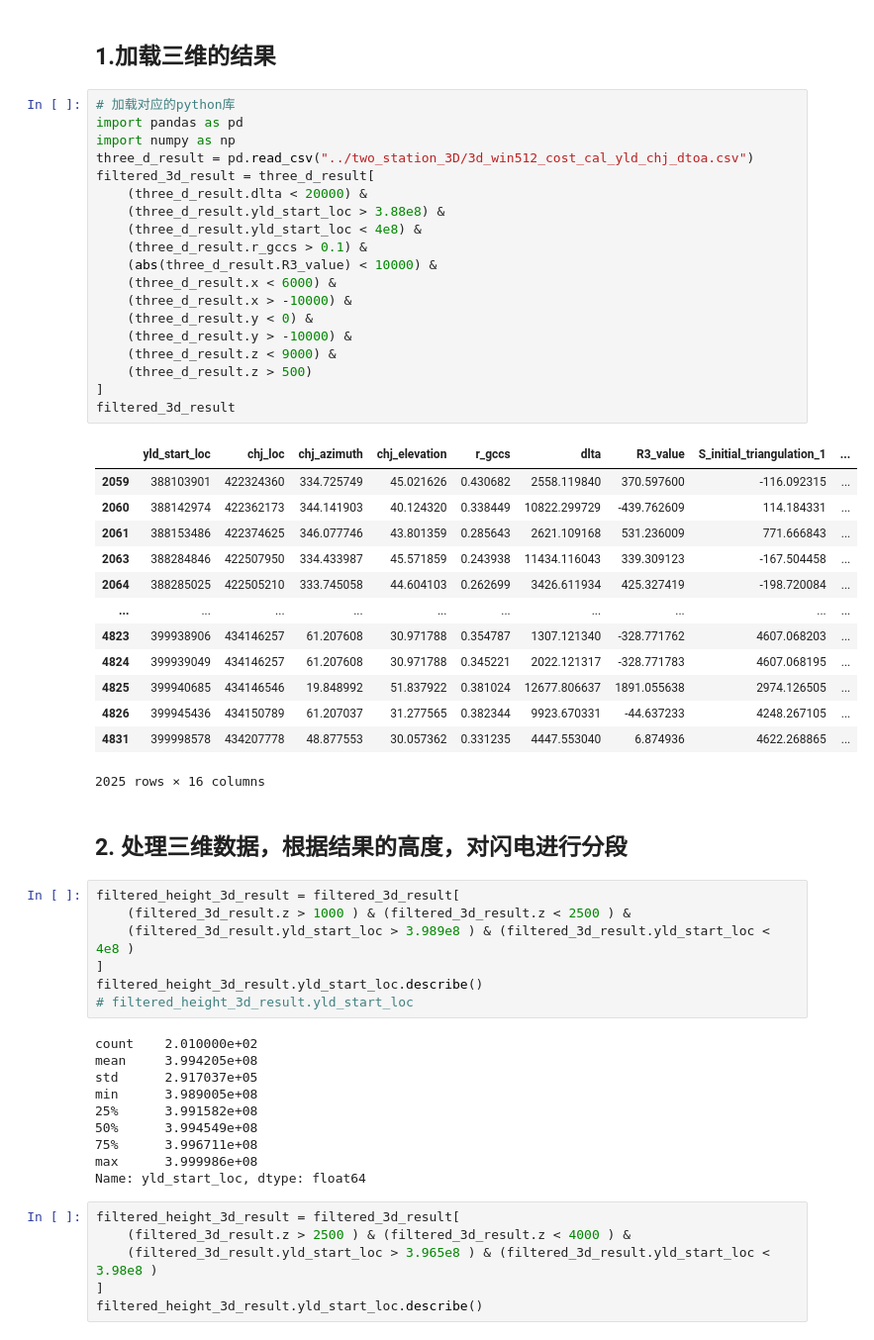
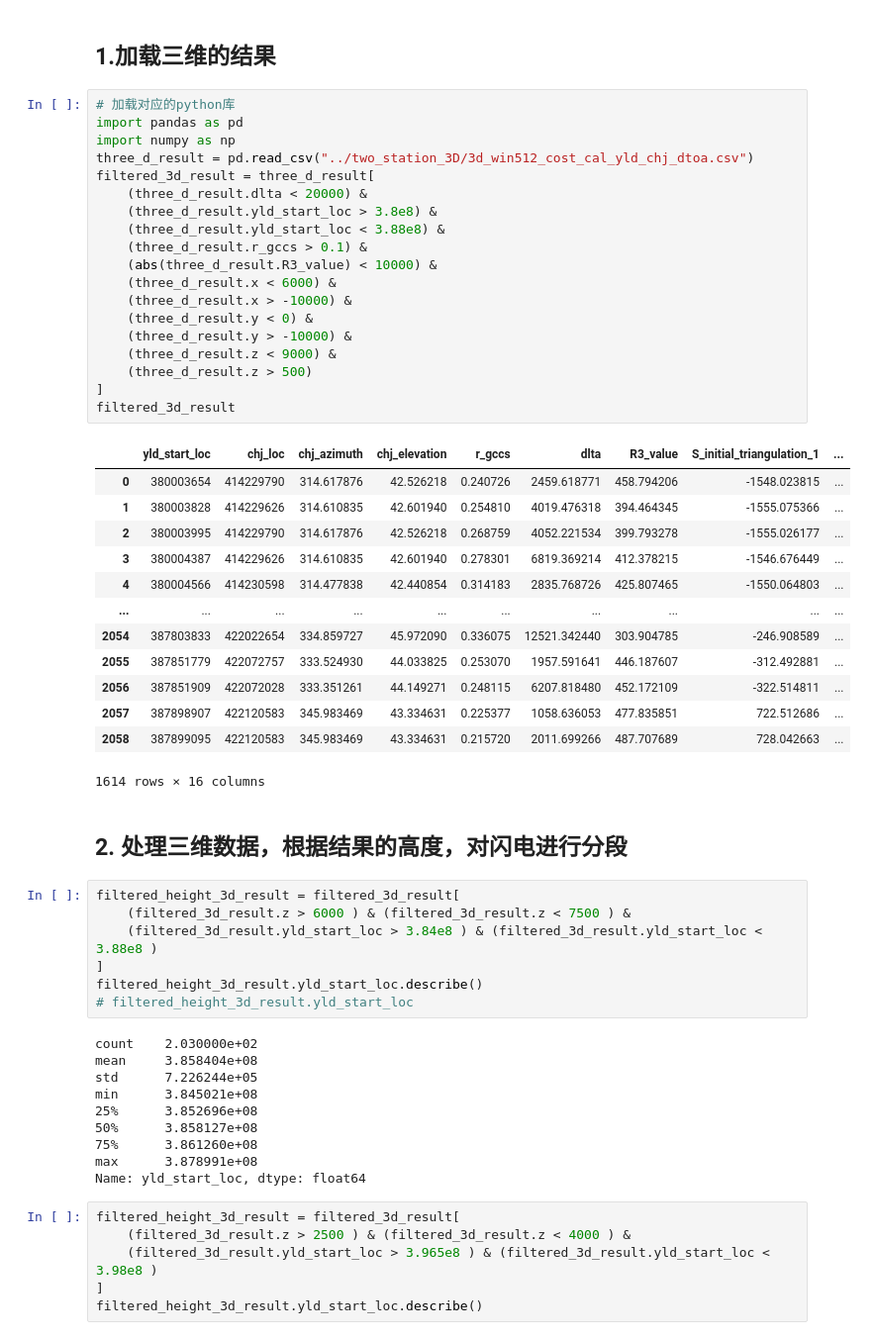
Before and after one commit to S0ngRu1/Lightning-Mapping, a Jupyter notebook: 2024/2d/Analysis Signal Interval.ipynb, the cells around one changed output. Shown: that part at 99% size. Cells and saved outputs as stored; diff of their text form.

```diff
--- a/2024/2d/Analysis Signal Interval.ipynb
+++ b/2024/2d/Analysis Signal Interval.ipynb
@@ -5,54 +5,54 @@
 # %%
 # 加载对应的python库
 import pandas as pd
 import numpy as np
 three_d_result = pd.read_csv("../two_station_3D/3d_win512_cost_cal_yld_chj_dtoa.csv")
 filtered_3d_result = three_d_result[
     (three_d_result.dlta < 20000) &
-    (three_d_result.yld_start_loc > 3.88e8) &
-    (three_d_result.yld_start_loc < 4e8) &
+    (three_d_result.yld_start_loc > 3.8e8) &
+    (three_d_result.yld_start_loc < 3.88e8) &
     (three_d_result.r_gccs > 0.1) &
     (abs(three_d_result.R3_value) < 10000) &
     (three_d_result.x < 6000) &
     (three_d_result.x > -10000) &
     (three_d_result.y < 0) &
     (three_d_result.y > -10000) &
     (three_d_result.z < 9000) &
     (three_d_result.z > 500)
 ]
 filtered_3d_result
 # %% [output]
 |  | yld_start_loc | chj_loc | chj_azimuth | chj_elevation | r_gccs | dlta | R3_value | S_initial_triangulation_1 | ... |
-| 2059 | 388103901 | 422324360 | 334.725749 | 45.021626 | 0.430682 | 2558.119840 | 370.597600 | -116.092315 | ... |
-| 2060 | 388142974 | 422362173 | 344.141903 | 40.124320 | 0.338449 | 10822.299729 | -439.762609 | 114.184331 | ... |
-| 2061 | 388153486 | 422374625 | 346.077746 | 43.801359 | 0.285643 | 2621.109168 | 531.236009 | 771.666843 | ... |
-| 2063 | 388284846 | 422507950 | 334.433987 | 45.571859 | 0.243938 | 11434.116043 | 339.309123 | -167.504458 | ... |
-| 2064 | 388285025 | 422505210 | 333.745058 | 44.604103 | 0.262699 | 3426.611934 | 425.327419 | -198.720084 | ... |
+| 0 | 380003654 | 414229790 | 314.617876 | 42.526218 | 0.240726 | 2459.618771 | 458.794206 | -1548.023815 | ... |
+| 1 | 380003828 | 414229626 | 314.610835 | 42.601940 | 0.254810 | 4019.476318 | 394.464345 | -1555.075366 | ... |
+| 2 | 380003995 | 414229790 | 314.617876 | 42.526218 | 0.268759 | 4052.221534 | 399.793278 | -1555.026177 | ... |
+| 3 | 380004387 | 414229626 | 314.610835 | 42.601940 | 0.278301 | 6819.369214 | 412.378215 | -1546.676449 | ... |
+| 4 | 380004566 | 414230598 | 314.477838 | 42.440854 | 0.314183 | 2835.768726 | 425.807465 | -1550.064803 | ... |
 | ... | ... | ... | ... | ... | ... | ... | ... | ... | ... |
-| 4823 | 399938906 | 434146257 | 61.207608 | 30.971788 | 0.354787 | 1307.121340 | -328.771762 | 4607.068203 | ... |
-| 4824 | 399939049 | 434146257 | 61.207608 | 30.971788 | 0.345221 | 2022.121317 | -328.771783 | 4607.068195 | ... |
-| 4825 | 399940685 | 434146546 | 19.848992 | 51.837922 | 0.381024 | 12677.806637 | 1891.055638 | 2974.126505 | ... |
-| 4826 | 399945436 | 434150789 | 61.207037 | 31.277565 | 0.382344 | 9923.670331 | -44.637233 | 4248.267105 | ... |
-| 4831 | 399998578 | 434207778 | 48.877553 | 30.057362 | 0.331235 | 4447.553040 | 6.874936 | 4622.268865 | ... |
+| 2054 | 387803833 | 422022654 | 334.859727 | 45.972090 | 0.336075 | 12521.342440 | 303.904785 | -246.908589 | ... |
+| 2055 | 387851779 | 422072757 | 333.524930 | 44.033825 | 0.253070 | 1957.591641 | 446.187607 | -312.492881 | ... |
+| 2056 | 387851909 | 422072028 | 333.351261 | 44.149271 | 0.248115 | 6207.818480 | 452.172109 | -322.514811 | ... |
+| 2057 | 387898907 | 422120583 | 345.983469 | 43.334631 | 0.225377 | 1058.636053 | 477.835851 | 722.512686 | ... |
+| 2058 | 387899095 | 422120583 | 345.983469 | 43.334631 | 0.215720 | 2011.699266 | 487.707689 | 728.042663 | ... |
-2025 rows × 16 columns
+1614 rows × 16 columns
 # %% [markdown]
 ## 2. 处理三维数据，根据结果的高度，对闪电进行分段
 # %%
 filtered_height_3d_result = filtered_3d_result[
-    (filtered_3d_result.z > 1000 ) & (filtered_3d_result.z < 2500 ) &
-    (filtered_3d_result.yld_start_loc > 3.989e8 ) & (filtered_3d_result.yld_start_loc < 4e8 )
+    (filtered_3d_result.z > 6000 ) & (filtered_3d_result.z < 7500 ) &
+    (filtered_3d_result.yld_start_loc > 3.84e8 ) & (filtered_3d_result.yld_start_loc < 3.88e8 )
 ]
 filtered_height_3d_result.yld_start_loc.describe()
 # filtered_height_3d_result.yld_start_loc
 # %% [output]
-count    2.010000e+02
-mean     3.994205e+08
-std      2.917037e+05
-min      3.989005e+08
-25%      3.991582e+08
-50%      3.994549e+08
-75%      3.996711e+08
-max      3.999986e+08
+count    2.030000e+02
+mean     3.858404e+08
+std      7.226244e+05
+min      3.845021e+08
+25%      3.852696e+08
+50%      3.858127e+08
+75%      3.861260e+08
+max      3.878991e+08
 Name: yld_start_loc, dtype: float64
 # %%
 filtered_height_3d_result = filtered_3d_result[
```
Also changed, not shown: parts of 2 cells of this notebook, 5 other files.
